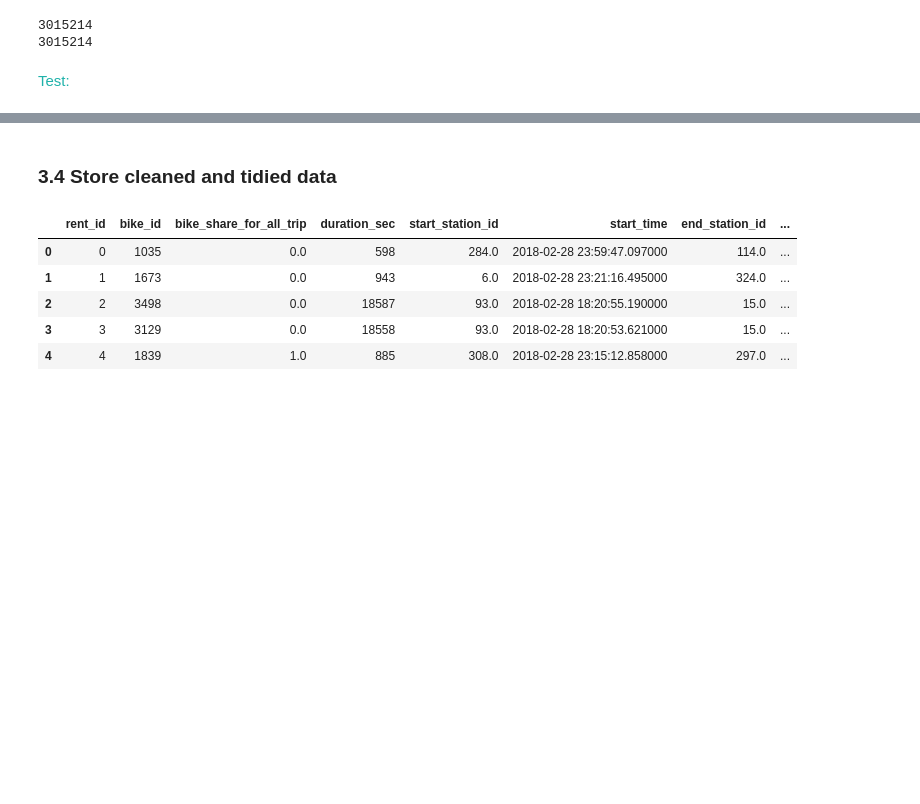
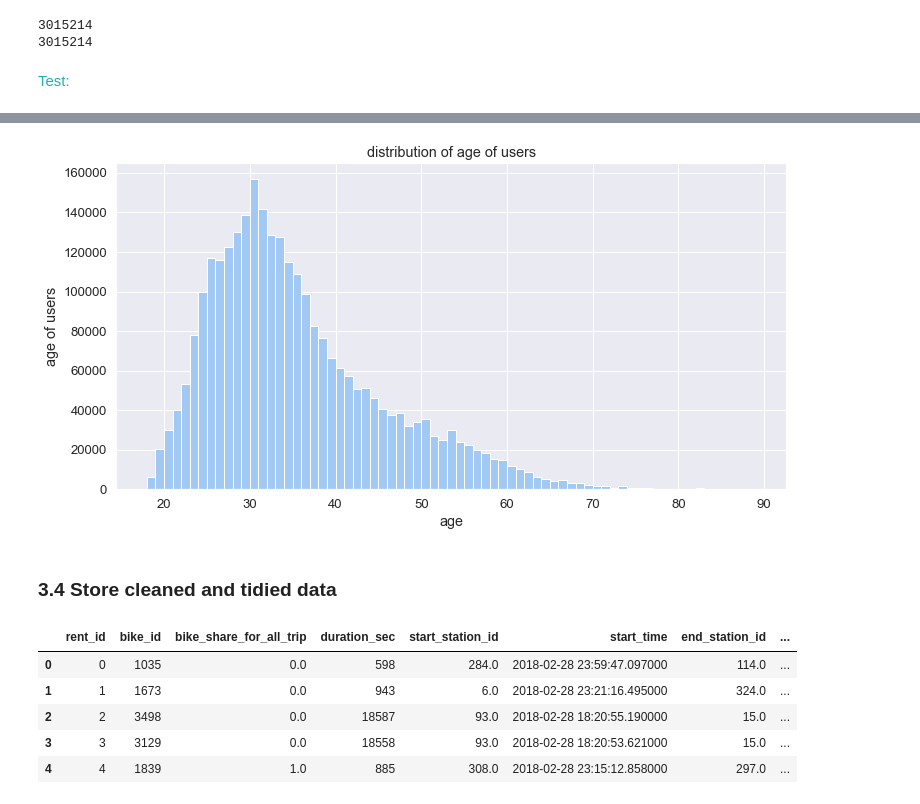
Before and after one commit to resa89/DataAnalystND, a Jupyter notebook: 07_CommunicatingDataFindings/wrangle_act.ipynb, the cells around one changed output, grey strips where cells are left out. Cells and saved outputs as stored; diff of their text form; code cells hidden in the pictures; blank space fills up the shorter version.

```diff
--- a/07_CommunicatingDataFindings/wrangle_act.ipynb
+++ b/07_CommunicatingDataFindings/wrangle_act.ipynb
@@ -615,6 +621,6 @@ print(member_df.shape[0])
 # %%
 # approximate age at rent time, since only year of birth is known, not month
 # therefore rent time is needed
-member_df['age'] = pd.to_datetime(rent_df['start_time']).dt.year - member_df['member_birth_year']
+member_clean['age'] = rent_clean['year'] - member_clean['member_birth_year']
 # %% [markdown]
 <span style="color:LightSeaGreen">Test:</span>
@@ -630,3 +654,13 @@ Name: age, dtype: float64
+# %%
+bins = np.arange(member_clean['age'].min(), member_clean['age'].max()+1, 1)
+plt.hist(member_clean['age'], bins = bins)
+plt.xlabel("age")
+#plt.xlim(1880, 1950)
+plt.ylabel('age of users')
+#plt.ylim(0, 1500)
+plt.title('distribution of age of users');
+# %% [output]
+[figure, added]
 # %% [markdown]
 ### 3.4 Store cleaned and tidied data
 # %%
```
Also changed, not shown: parts of 41 cells of this notebook.
